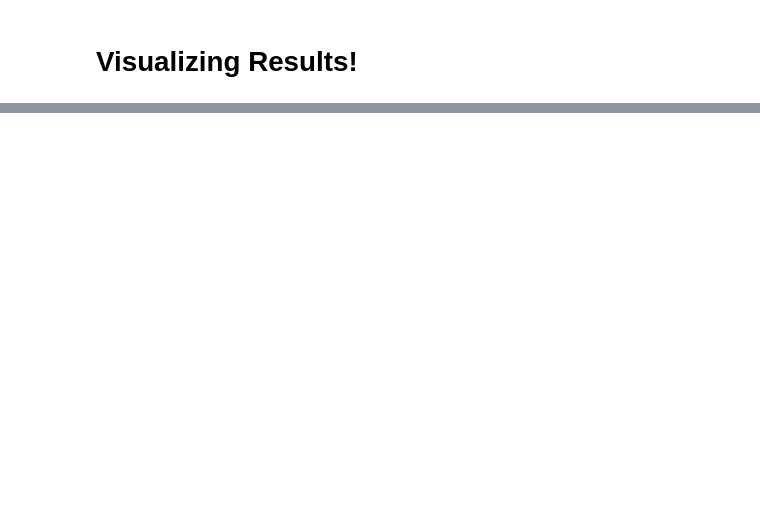
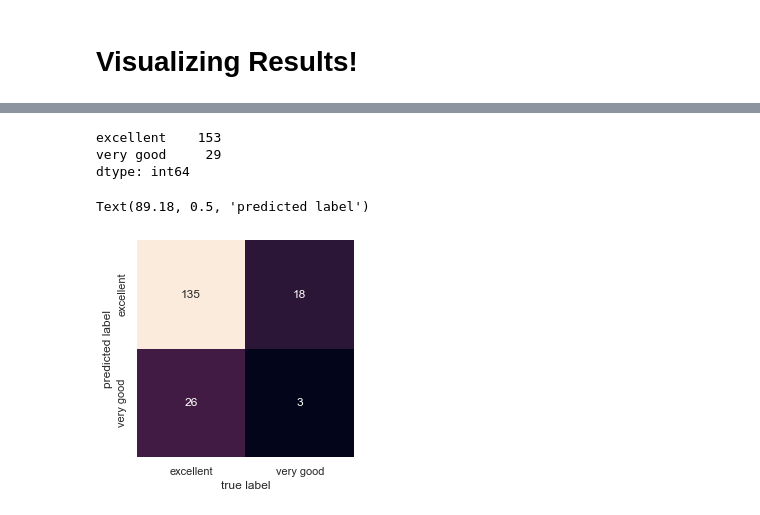
Before and after one commit to rhit-koenignm/CSSE415-CoffeeProject, a Jupyter notebook: SVM for Coffee.ipynb, the cells around one changed output, grey strips where cells are left out. Saved outputs shown, nothing was run; the diff lists cells and outputs as text; code cells hidden in the pictures; blank space fills up the shorter version.

Commit message:
updated SVM with new params and more accurate [lower lol] score

```diff
--- a/SVM for Coffee.ipynb
+++ b/SVM for Coffee.ipynb
@@ -105,0 +137,3 @@ clfCV.fit(X_train,y_train)
+# %%
+C_sweep = 2.0**np.array(list(range(-5,15)))
+C_sweep
@@ -105,0 +145,4 @@ clfCV.fit(X_train,y_train)
+# %%
+grid = {'C': C_sweep, 'kernel': ['rbf']}
+clfCV_gamma = GridSearchCV(clfCV_gamma,param_grid=grid,return_train_score=True,n_jobs=-1,verbose=3)
+clfCV_gamma.fit(X_train,y_train)
@@ -115,0 +168,6 @@ test R2 1.0
+# %%
+# trying both
+grid = {'C': C_sweep, 'gamma': gamma_sweep, 'kernel': ['rbf']}
+clfNew = SVC()
+clfNew = GridSearchCV(clfNew,param_grid=grid,return_train_score=True,n_jobs=-1,verbose=3)
+clfNew.fit(X_train,y_train)
@@ -288,0 +240,2 @@ DecisionBoundaryModified2(clf,chosen_features.columns,'quality',df_test,df_train
+# %%
+y_fit = clfNew.predict(X_test)
@@ -288,0 +254,19 @@ DecisionBoundaryModified2(clf,chosen_features.columns,'quality',df_test,df_train
+# %%
+fitted = pd.DataFrame(y_fit)
+fitted.value_counts()
+# %% [output]
+excellent    153
+very good     29
+dtype: int64
+# %%
+import seaborn as sns; sns.set()
+from sklearn.metrics import confusion_matrix
+mat = confusion_matrix(y_test, y_fit,labels=['excellent','very good'])
+sns.heatmap(mat.T, square=True, annot=True, fmt='d', cbar=False,
+            xticklabels=['excellent','very good'],
+            yticklabels=['excellent','very good'])
+plt.xlabel('true label')
+plt.ylabel('predicted label')
+# %% [output]
+Text(89.18, 0.5, 'predicted label')
+[figure, added]
```
Also changed, not shown: parts of 29 cells of this notebook.
